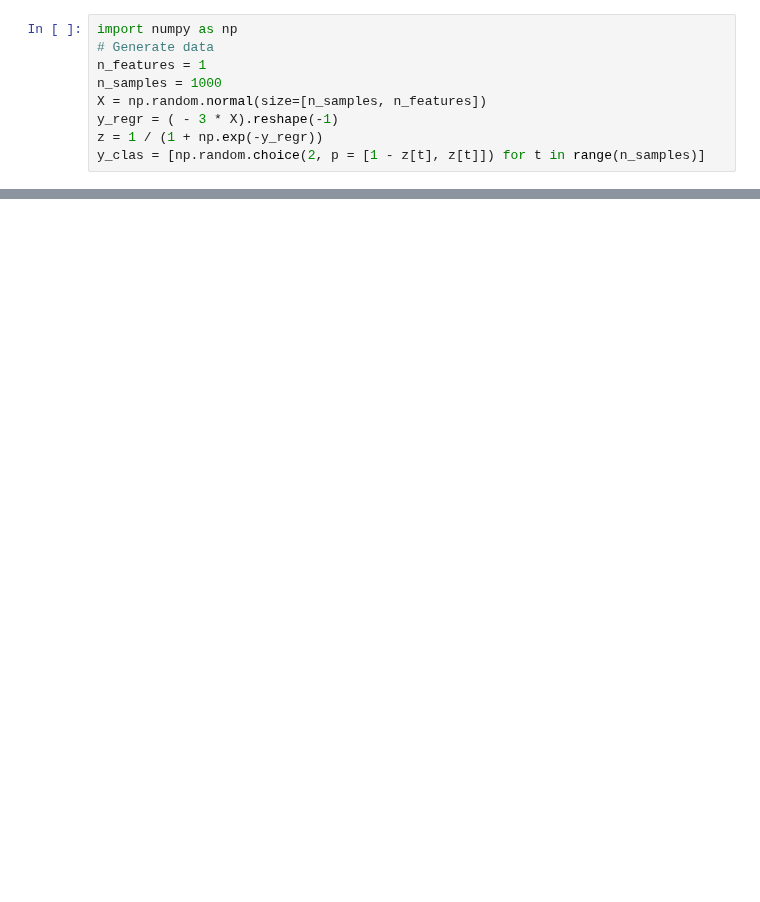
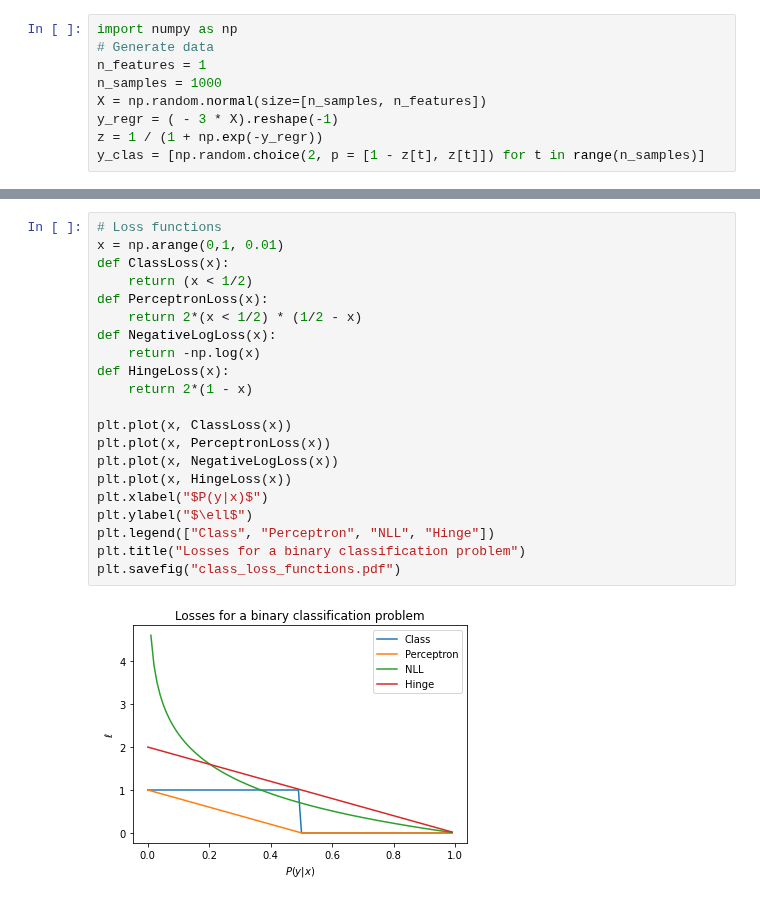
Before and after one commit to olethrosdc/machine-learning-neuch, a Jupyter notebook: BSc/src/NeuralNetworks/cost_functions.ipynb, the cells around one changed output, grey strips where cells are left out. Cells and saved outputs as stored; diff of their text form; blank space fills up the shorter version.

```diff
--- a/BSc/src/NeuralNetworks/cost_functions.ipynb
+++ b/BSc/src/NeuralNetworks/cost_functions.ipynb
@@ -26,0 +47,23 @@ for loss in ['log_loss', 'perceptron', 'squared_error']:
+# %%
+# Loss functions
+x = np.arange(0,1, 0.01)
+def ClassLoss(x):
+    return (x < 1/2)
+def PerceptronLoss(x):
+    return 2*(x < 1/2) * (1/2 - x)
+def NegativeLogLoss(x):
+    return -np.log(x)
+def HingeLoss(x):
+    return 2*(1 - x)
+
+plt.plot(x, ClassLoss(x))
+plt.plot(x, PerceptronLoss(x))
+plt.plot(x, NegativeLogLoss(x))
+plt.plot(x, HingeLoss(x))
+plt.xlabel("$P(y|x)$")
+plt.ylabel("$\ell$")
+plt.legend(["Class", "Perceptron", "NLL", "Hinge"])
+plt.title("Losses for a binary classification problem")
+plt.savefig("class_loss_functions.pdf")
+# %% [output]
+[figure, added]
```
Also changed, not shown: parts of 2 cells of this notebook, 5 other files.
